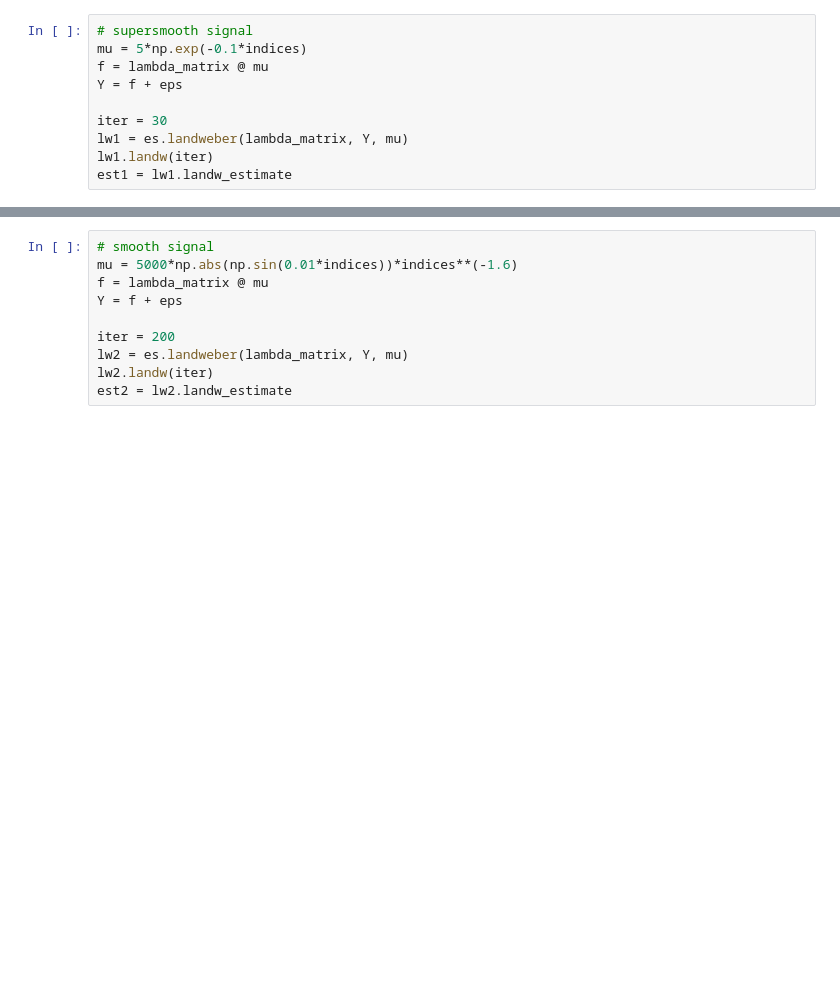
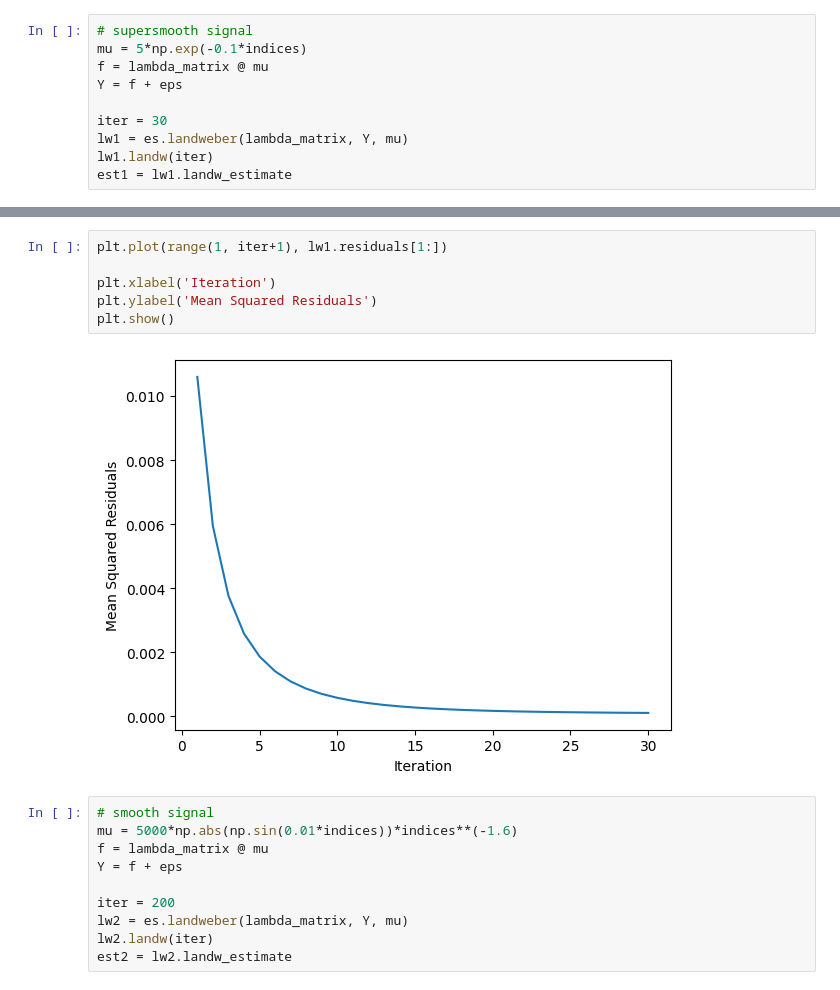
Before and after one commit to EarlyStop/EarlyStopping, a Jupyter notebook: notebooks/LandweberExample.ipynb, the cells around one changed output, grey strips where cells are left out. Saved outputs shown, nothing was run; the diff lists cells and outputs as text; blank space fills up the shorter version.

```diff
--- a/notebooks/LandweberExample.ipynb
+++ b/notebooks/LandweberExample.ipynb
@@ -34,3 +32,11 @@ plt.show()
+# %%
+plt.plot(range(1, iter+1), lw1.residuals[1:])
+
+plt.xlabel('Iteration')
+plt.ylabel('Mean Squared Residuals')
+plt.show()
+# %% [output]
+[figure, added]
 # %%
 # smooth signal
 mu = 5000*np.abs(np.sin(0.01*indices))*indices**(-1.6)
```
Also changed, not shown: parts of 7 cells of this notebook.
